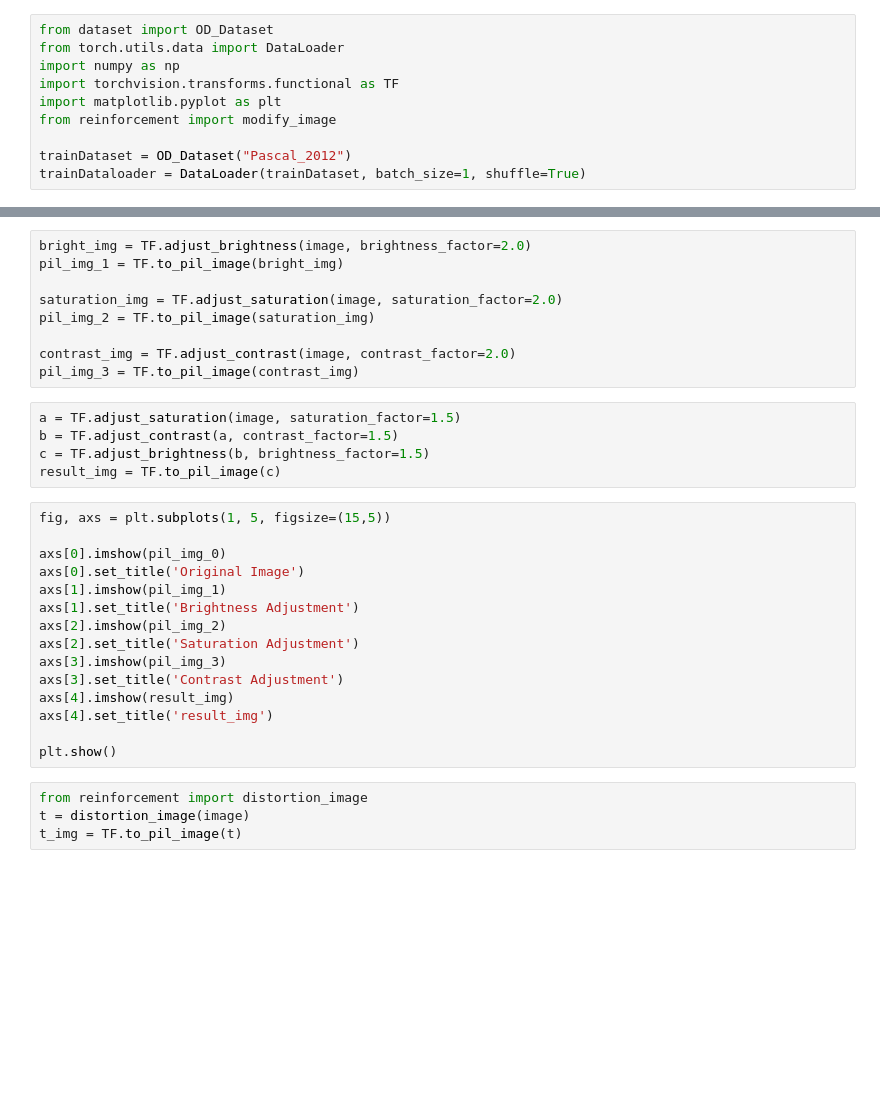
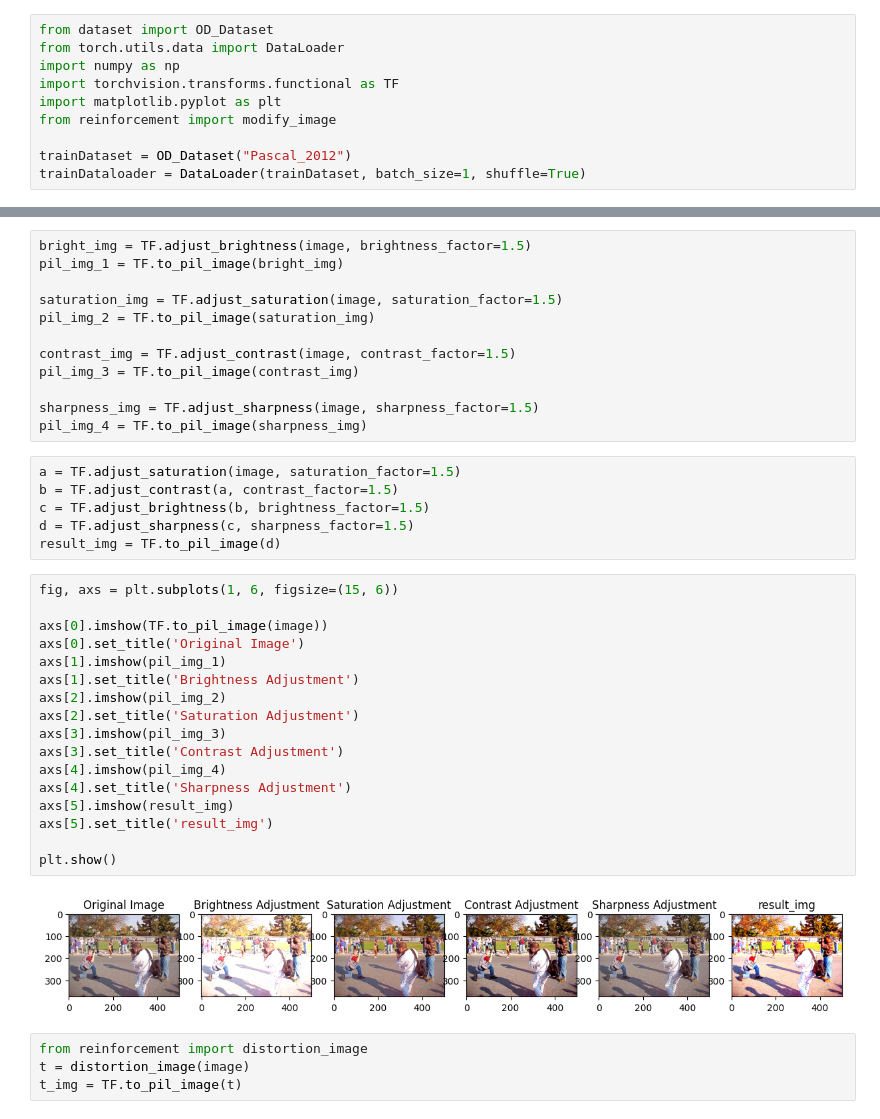
Before and after one commit to christric1/RL_2, a Jupyter notebook: test.ipynb, the cells around one changed output, grey strips where cells are left out. Cells and saved outputs as stored; diff of their text form; blank space fills up the shorter version.

```diff
--- a/test.ipynb
+++ b/test.ipynb
@@ -46,32 +48,40 @@ pil_img_0 = TF.to_pil_image(image)
 # %%
-bright_img = TF.adjust_brightness(image, brightness_factor=2.0)
+bright_img = TF.adjust_brightness(image, brightness_factor=1.5)
 pil_img_1 = TF.to_pil_image(bright_img)
 
-saturation_img = TF.adjust_saturation(image, saturation_factor=2.0)
+saturation_img = TF.adjust_saturation(image, saturation_factor=1.5)
 pil_img_2 = TF.to_pil_image(saturation_img)
 
-contrast_img = TF.adjust_contrast(image, contrast_factor=2.0)
+contrast_img = TF.adjust_contrast(image, contrast_factor=1.5)
 pil_img_3 = TF.to_pil_image(contrast_img)
+
+sharpness_img = TF.adjust_sharpness(image, sharpness_factor=1.5)
+pil_img_4 = TF.to_pil_image(sharpness_img)
 # %%
 a = TF.adjust_saturation(image, saturation_factor=1.5)
 b = TF.adjust_contrast(a, contrast_factor=1.5)
 c = TF.adjust_brightness(b, brightness_factor=1.5)
-result_img = TF.to_pil_image(c)
+d = TF.adjust_sharpness(c, sharpness_factor=1.5)
+result_img = TF.to_pil_image(d)
 # %%
-fig, axs = plt.subplots(1, 5, figsize=(15,5))
+fig, axs = plt.subplots(1, 6, figsize=(15, 6))
 
-axs[0].imshow(pil_img_0)
+axs[0].imshow(TF.to_pil_image(image))
 axs[0].set_title('Original Image')
 axs[1].imshow(pil_img_1)
 axs[1].set_title('Brightness Adjustment')
 axs[2].imshow(pil_img_2)
 axs[2].set_title('Saturation Adjustment')
 axs[3].imshow(pil_img_3)
 axs[3].set_title('Contrast Adjustment')
-axs[4].imshow(result_img)
-axs[4].set_title('result_img')
+axs[4].imshow(pil_img_4)
+axs[4].set_title('Sharpness Adjustment')
+axs[5].imshow(result_img)
+axs[5].set_title('result_img')
 
 plt.show()
+# %% [output]
+[figure, added]
 # %%
 from reinforcement import distortion_image
 t = distortion_image(image)
```
Also changed, not shown: parts of 6 cells of this notebook, 7 other files.
